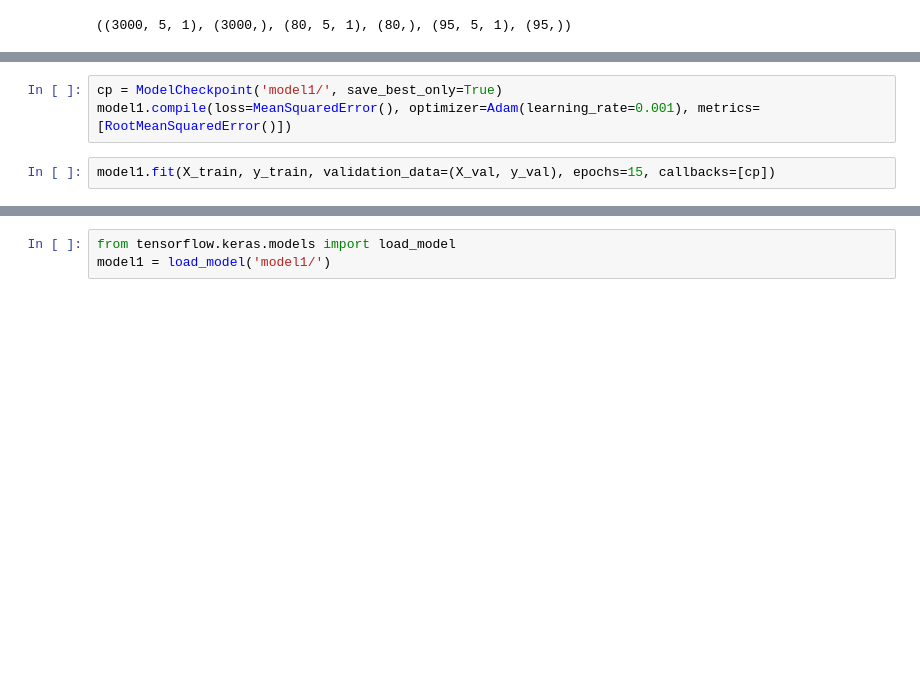
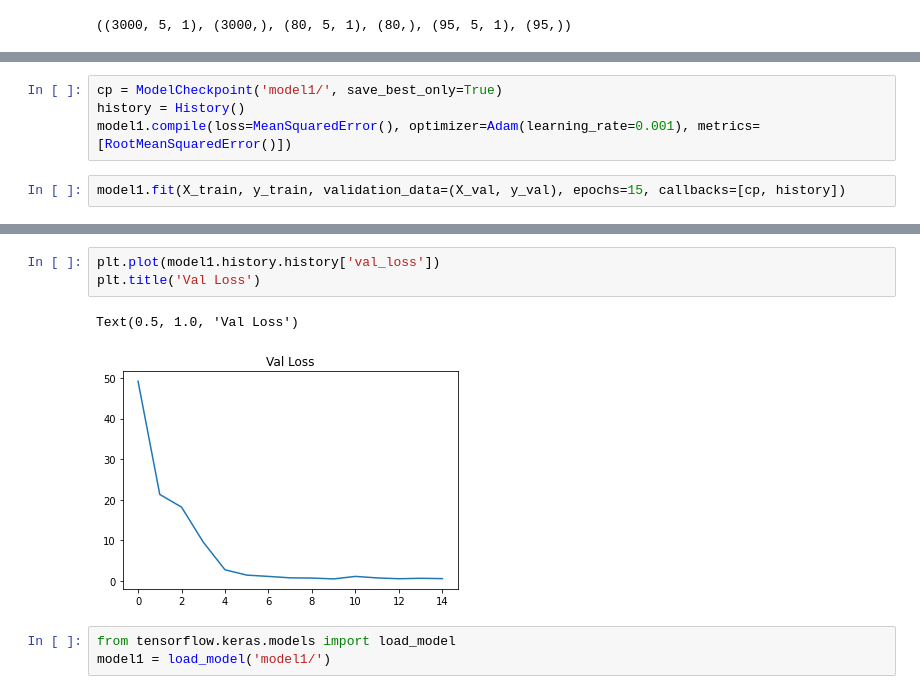
Before and after one commit to SamMilnes/Weather-Prediction-LSTM, a Jupyter notebook: Analysis.ipynb, the cells around one changed output, grey strips where cells are left out. Cells and saved outputs as stored; diff of their text form; blank space fills up the shorter version.

```diff
--- a/Analysis.ipynb
+++ b/Analysis.ipynb
@@ -221,8 +222,9 @@ Non-trainable params: 0
 _________________________________________________________________
 # %%
 cp = ModelCheckpoint('model1/', save_best_only=True)
+history = History()
 model1.compile(loss=MeanSquaredError(), optimizer=Adam(learning_rate=0.001), metrics=[RootMeanSquaredError()])
 # %%
-model1.fit(X_train, y_train, validation_data=(X_val, y_val), epochs=15, callbacks=[cp])
+model1.fit(X_train, y_train, validation_data=(X_val, y_val), epochs=15, callbacks=[cp, history])
 # %% [output]
 Epoch 1/15
@@ -245,4 +247,10 @@ WARNING:absl:Found untraced functions such as lstm_cell_5_layer_call_fn, lstm_ce
 ... (10 outputs left out)
+# %%
+plt.plot(model1.history.history['val_loss'])
+plt.title('Val Loss')
+# %% [output]
+Text(0.5, 1.0, 'Val Loss')
+[figure, added]
 # %%
 from tensorflow.keras.models import load_model
 model1 = load_model('model1/')
```
Also changed, not shown: parts of 3 cells of this notebook.
